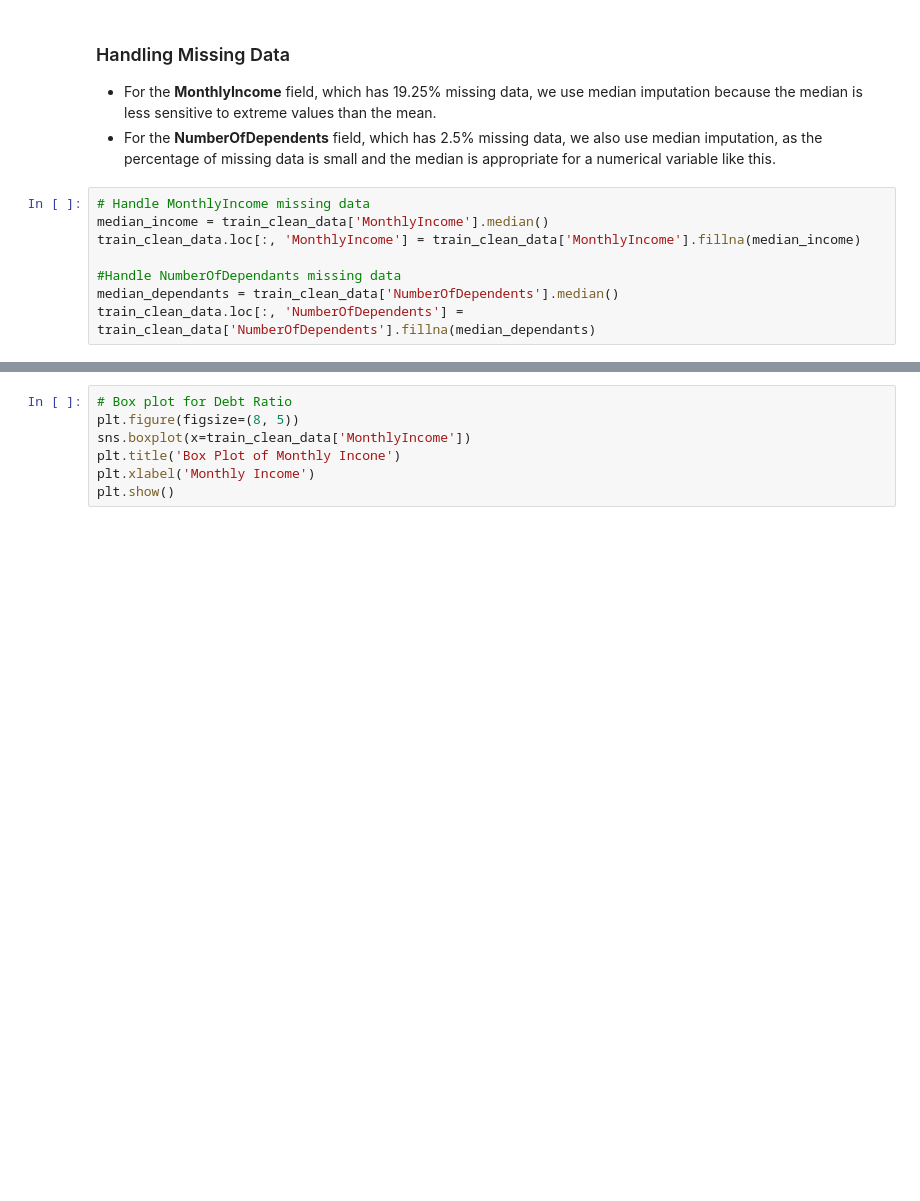
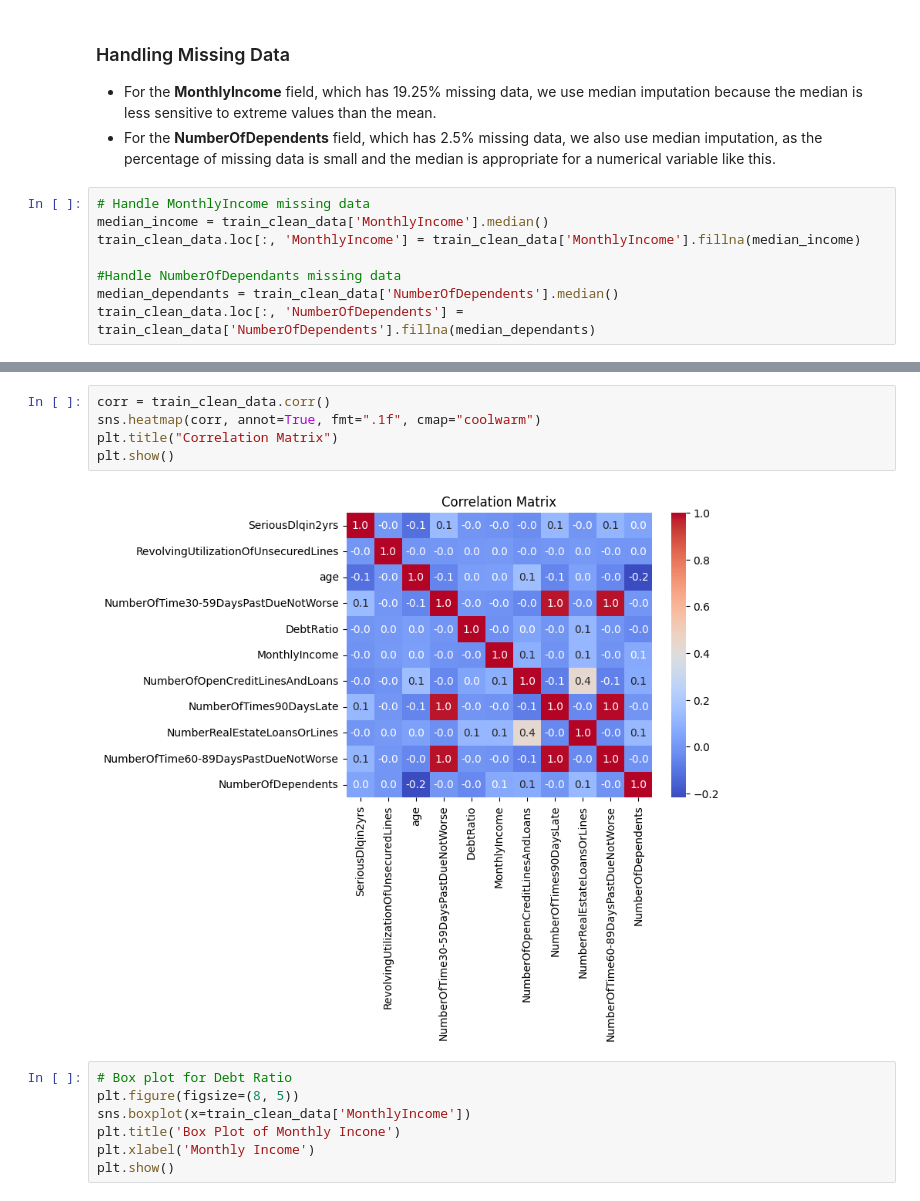
Before and after one commit to akash-011/Credit_Risk_ML, a Jupyter notebook: main.ipynb, the cells around one changed output, grey strips where cells are left out. Drawn from its saved outputs; the diff is of its cells as text; blank space fills up the shorter version.

```diff
--- a/main.ipynb
+++ b/main.ipynb
@@ -71,3 +86,10 @@ train_clean_data.loc[:, 'NumberOfDependents'] = train_clean_data['NumberOfDepend
+# %%
+corr = train_clean_data.corr()
+sns.heatmap(corr, annot=True, fmt=".1f", cmap="coolwarm")
+plt.title("Correlation Matrix")
+plt.show()
+# %% [output]
+[figure, added]
 # %%
 # Box plot for Debt Ratio
 plt.figure(figsize=(8, 5))
```
Also changed, not shown: parts of 21 cells of this notebook.
